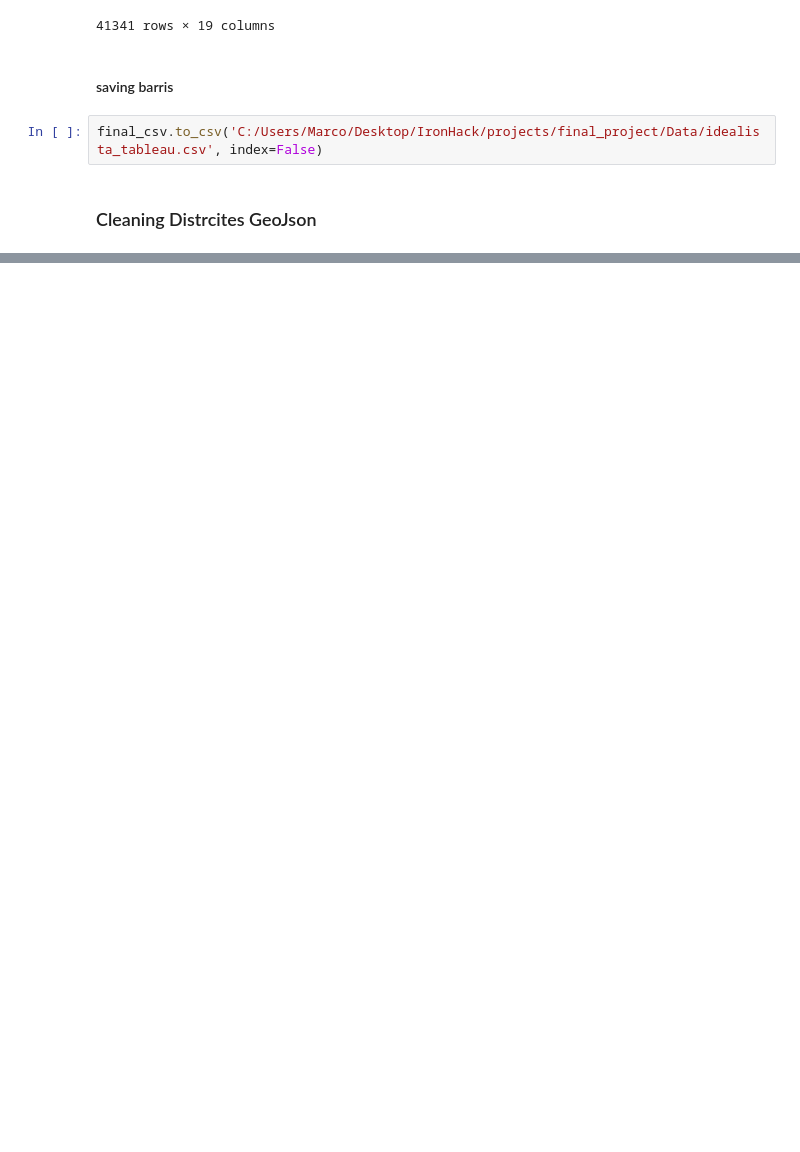
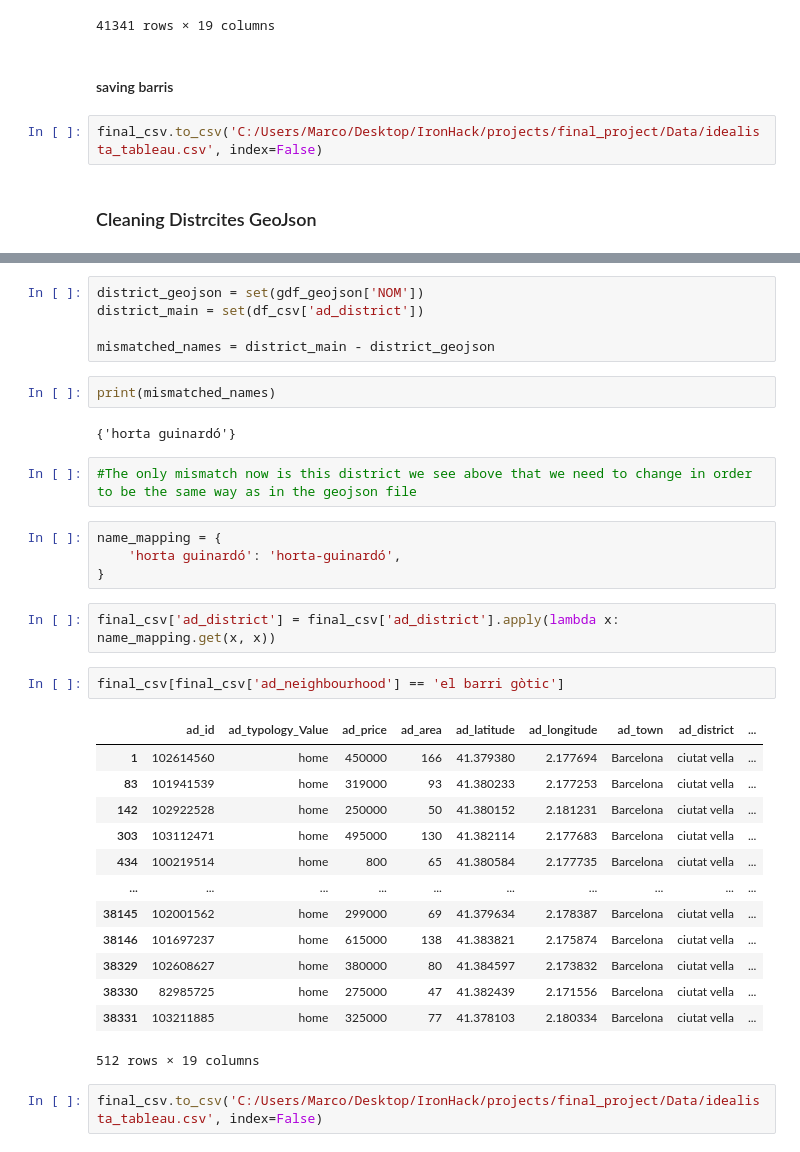
Before and after one commit to marcoayora/final_project, a Jupyter notebook: Notebooks/cleaning_idea.ipynb, the cells around one changed output, grey strips where cells are left out. Drawn from its saved outputs; the diff is of its cells as text; blank space fills up the shorter version.

```diff
--- a/Notebooks/cleaning_idea.ipynb
+++ b/Notebooks/cleaning_idea.ipynb
@@ -479,0 +522,35 @@ final_csv.to_csv('C:/Users/Marco/Desktop/IronHack/projects/final_project/Data/id
+# %%
+district_geojson = set(gdf_geojson['NOM'])
+district_main = set(df_csv['ad_district'])
+
+mismatched_names = district_main - district_geojson
+# %%
+print(mismatched_names)
+# %% [output]
+{'horta guinardó'}
+# %%
+#The only mismatch now is this district we see above that we need to change in order to be the same way as in the geojson file
+# %%
+name_mapping = {
+    'horta guinardó': 'horta-guinardó',
+}
+# %%
+final_csv['ad_district'] = final_csv['ad_district'].apply(lambda x: name_mapping.get(x, x))
+# %%
+final_csv[final_csv['ad_neighbourhood'] == 'el barri gòtic']
+# %% [output]
+|  | ad_id | ad_typology_Value | ad_price | ad_area | ad_latitude | ad_longitude | ad_town | ad_district | ... |
+| 1 | 102614560 | home | 450000 | 166 | 41.379380 | 2.177694 | Barcelona | ciutat vella | ... |
+| 83 | 101941539 | home | 319000 | 93 | 41.380233 | 2.177253 | Barcelona | ciutat vella | ... |
+| 142 | 102922528 | home | 250000 | 50 | 41.380152 | 2.181231 | Barcelona | ciutat vella | ... |
+| 303 | 103112471 | home | 495000 | 130 | 41.382114 | 2.177683 | Barcelona | ciutat vella | ... |
+| 434 | 100219514 | home | 800 | 65 | 41.380584 | 2.177735 | Barcelona | ciutat vella | ... |
+| ... | ... | ... | ... | ... | ... | ... | ... | ... | ... |
+| 38145 | 102001562 | home | 299000 | 69 | 41.379634 | 2.178387 | Barcelona | ciutat vella | ... |
+| 38146 | 101697237 | home | 615000 | 138 | 41.383821 | 2.175874 | Barcelona | ciutat vella | ... |
+| 38329 | 102608627 | home | 380000 | 80 | 41.384597 | 2.173832 | Barcelona | ciutat vella | ... |
+| 38330 | 82985725 | home | 275000 | 47 | 41.382439 | 2.171556 | Barcelona | ciutat vella | ... |
+| 38331 | 103211885 | home | 325000 | 77 | 41.378103 | 2.180334 | Barcelona | ciutat vella | ... |
+512 rows × 19 columns
+# %%
+final_csv.to_csv('C:/Users/Marco/Desktop/IronHack/projects/final_project/Data/idealista_tableau.csv', index=False)
```
Also changed, not shown: parts of 7 cells of this notebook, 8 other files.
